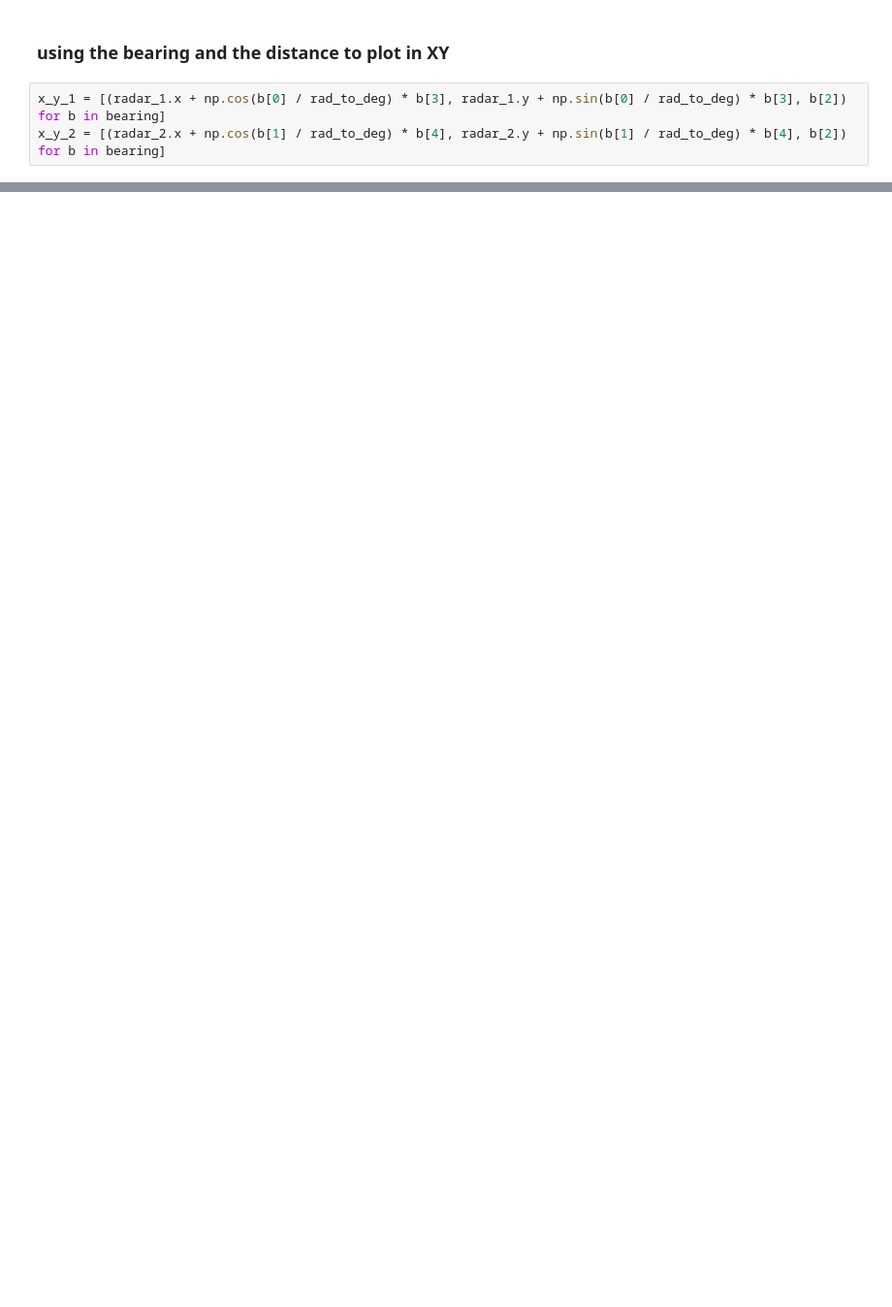
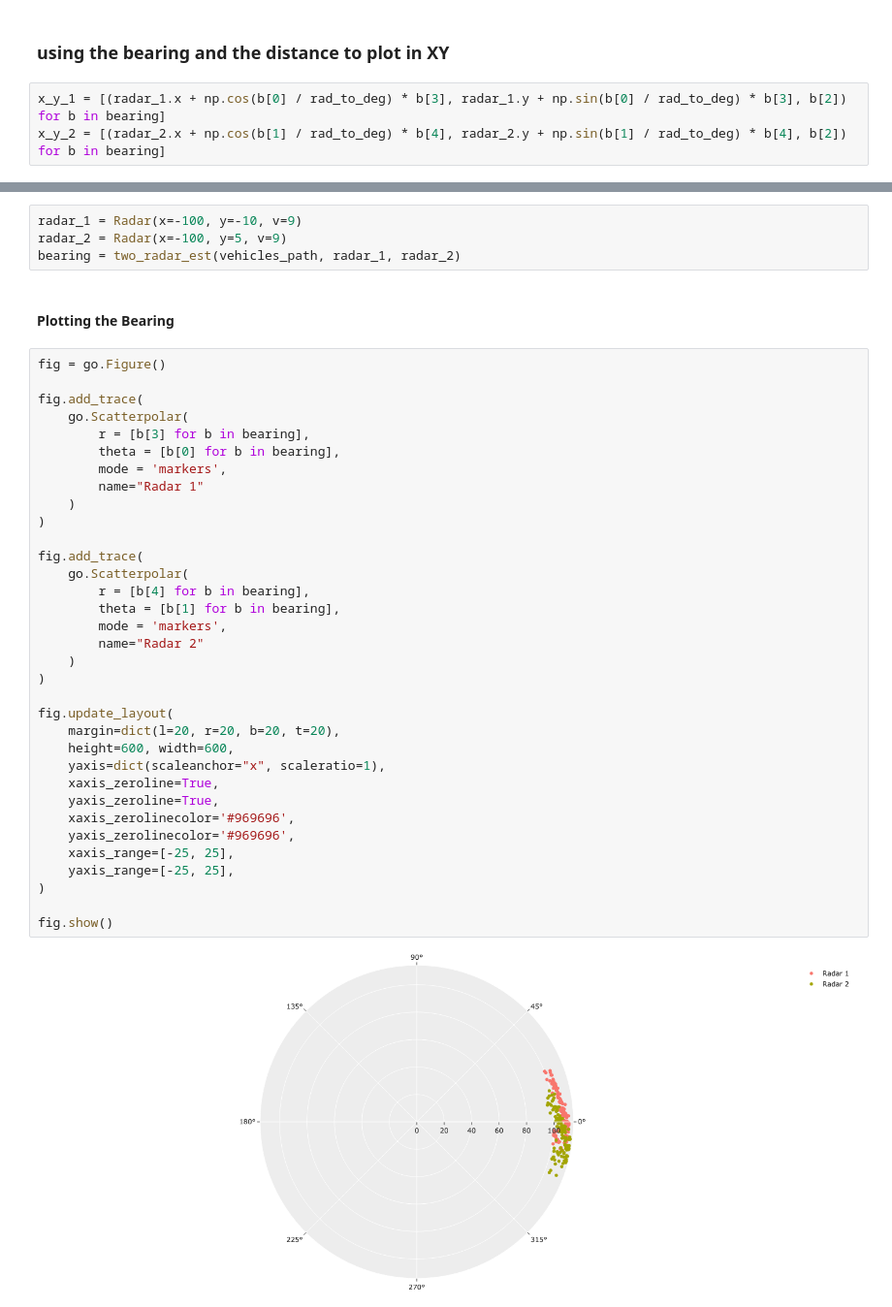
Before and after one commit to mschrader15/AEM591-Projects, a Jupyter notebook: project-4/proj_4.ipynb, the cells around one changed output, grey strips where cells are left out. Shown at 97% size. Saved outputs shown, nothing was run; the diff lists cells and outputs as text; blank space fills up the shorter version.

```diff
--- a/project-4/proj_4.ipynb
+++ b/project-4/proj_4.ipynb
@@ -310,0 +388,42 @@ array([-0.06699084, -0.50691282,  0.01293918])
+# %%
+radar_1 = Radar(x=-100, y=-10, v=9)
+radar_2 = Radar(x=-100, y=5, v=9)
+bearing = two_radar_est(vehicles_path, radar_1, radar_2)
+# %% [markdown]
+#### Plotting the Bearing
+# %%
+fig = go.Figure()
+
+fig.add_trace(
+    go.Scatterpolar(
+        r = [b[3] for b in bearing],
+        theta = [b[0] for b in bearing],
+        mode = 'markers',
+        name="Radar 1"
+    )
+)
+
+fig.add_trace(
+    go.Scatterpolar(
+        r = [b[4] for b in bearing],
+        theta = [b[1] for b in bearing],
+        mode = 'markers',
+        name="Radar 2"
+    )
+)
+
+fig.update_layout(
+    margin=dict(l=20, r=20, b=20, t=20),
+    height=600, width=600,
+    yaxis=dict(scaleanchor="x", scaleratio=1),
+    xaxis_zeroline=True,
+    yaxis_zeroline=True,
+    xaxis_zerolinecolor='#969696',
+    yaxis_zerolinecolor='#969696',
+    xaxis_range=[-25, 25],
+    yaxis_range=[-25, 25],
+)
+
+fig.show()
+# %% [output]
+[figure, added]
```
Also changed, not shown: parts of 18 cells of this notebook, 3 other files.
